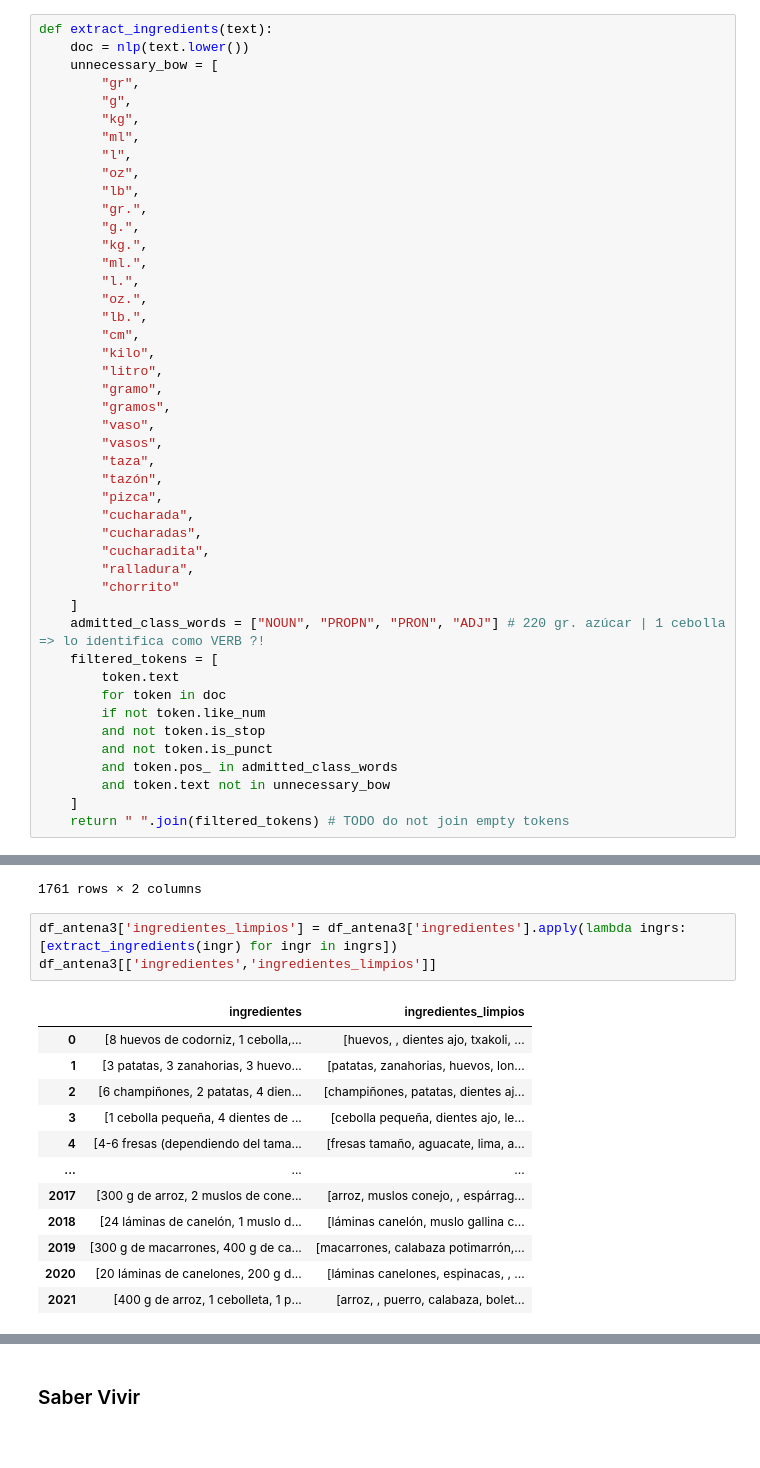
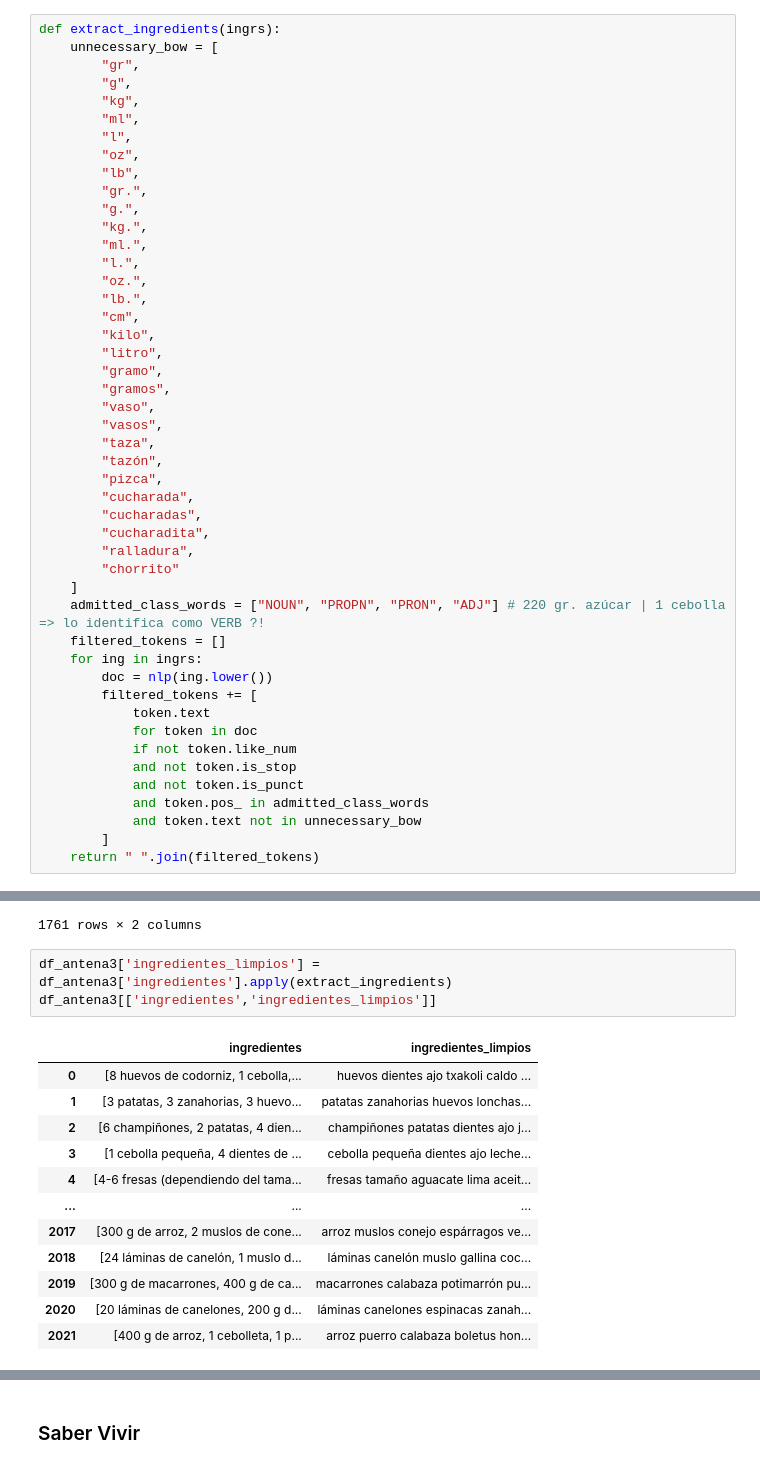
Before and after one commit to nikodyulger/lago-de-recetas, a Jupyter notebook: notebooks/limpieza.ipynb, the cells around one changed output, grey strips where cells are left out. Drawn from its saved outputs; the diff is of its cells as text.

Commit message:
fix bug extract ingredients y reejecutado el cuaderno limpieza

```diff
--- a/notebooks/limpieza.ipynb
+++ b/notebooks/limpieza.ipynb
@@ -115,8 +116,7 @@ df_hogar_mania[['titulo', 'titulo_link']]
 # %%
 nlp = spacy.load('es_core_news_sm')
 # %%
-def extract_ingredients(text):
-    doc = nlp(text.lower())
+def extract_ingredients(ingrs):
     unnecessary_bow = [
         "gr",
         "g",
@@ -149,14 +149,17 @@ def extract_ingredients(text):
         "chorrito"
     ]
     admitted_class_words = ["NOUN", "PROPN", "PRON", "ADJ"] # 220 gr. azúcar | 1 cebolla => lo identifica como VERB ?!
-    filtered_tokens = [
-        token.text
-        for token in doc
-        if not token.like_num
-        and not token.is_stop
-        and not token.is_punct
-        and token.pos_ in admitted_class_words
-        and token.text not in unnecessary_bow
-    ]
-    return " ".join(filtered_tokens) # TODO do not join empty tokens
+    filtered_tokens = []
+    for ing in ingrs:
+        doc = nlp(ing.lower())
+        filtered_tokens += [
+            token.text
+            for token in doc
+            if not token.like_num
+            and not token.is_stop
+            and not token.is_punct
+            and token.pos_ in admitted_class_words
+            and token.text not in unnecessary_bow
+        ]
+    return " ".join(filtered_tokens)
 # %%
@@ -238,21 +249,21 @@ df_antena3[['titulo', 'titulo_link']]
 | 2021 | La deliciosa receta de arroz crem... | la deliciosa receta de arroz crem... |
 1761 rows × 2 columns
 # %%
-df_antena3['ingredientes_limpios'] = df_antena3['ingredientes'].apply(lambda ingrs: [extract_ingredients(ingr) for ingr in ingrs])
+df_antena3['ingredientes_limpios'] = df_antena3['ingredientes'].apply(extract_ingredients)
 df_antena3[['ingredientes','ingredientes_limpios']]
 # %% [output]
 |  | ingredientes | ingredientes_limpios |
-| 0 | [8 huevos de codorniz, 1 cebolla,... | [huevos, , dientes ajo, txakoli, ... |
-| 1 | [3 patatas, 3 zanahorias, 3 huevo... | [patatas, zanahorias, huevos, lon... |
-| 2 | [6 champiñones, 2 patatas, 4 dien... | [champiñones, patatas, dientes aj... |
-| 3 | [1 cebolla pequeña, 4 dientes de ... | [cebolla pequeña, dientes ajo, le... |
-| 4 | [4-6 fresas (dependiendo del tama... | [fresas tamaño, aguacate, lima, a... |
+| 0 | [8 huevos de codorniz, 1 cebolla,... | huevos dientes ajo txakoli caldo ... |
+| 1 | [3 patatas, 3 zanahorias, 3 huevo... | patatas zanahorias huevos lonchas... |
+| 2 | [6 champiñones, 2 patatas, 4 dien... | champiñones patatas dientes ajo j... |
+| 3 | [1 cebolla pequeña, 4 dientes de ... | cebolla pequeña dientes ajo leche... |
+| 4 | [4-6 fresas (dependiendo del tama... | fresas tamaño aguacate lima aceit... |
 | ... | ... | ... |
-| 2017 | [300 g de arroz, 2 muslos de cone... | [arroz, muslos conejo, , espárrag... |
-| 2018 | [24 láminas de canelón, 1 muslo d... | [láminas canelón, muslo gallina c... |
-| 2019 | [300 g de macarrones, 400 g de ca... | [macarrones, calabaza potimarrón,... |
-| 2020 | [20 láminas de canelones, 200 g d... | [láminas canelones, espinacas, , ... |
-| 2021 | [400 g de arroz, 1 cebolleta, 1 p... | [arroz, , puerro, calabaza, bolet... |
+| 2017 | [300 g de arroz, 2 muslos de cone... | arroz muslos conejo espárragos ve... |
+| 2018 | [24 láminas de canelón, 1 muslo d... | láminas canelón muslo gallina coc... |
+| 2019 | [300 g de macarrones, 400 g de ca... | macarrones calabaza potimarrón pu... |
+| 2020 | [20 láminas de canelones, 200 g d... | láminas canelones espinacas zanah... |
+| 2021 | [400 g de arroz, 1 cebolleta, 1 p... | arroz puerro calabaza boletus hon... |
 1761 rows × 2 columns
 # %% [markdown]
 ### Saber Vivir
```
Also changed, not shown: parts of 7 cells of this notebook.
